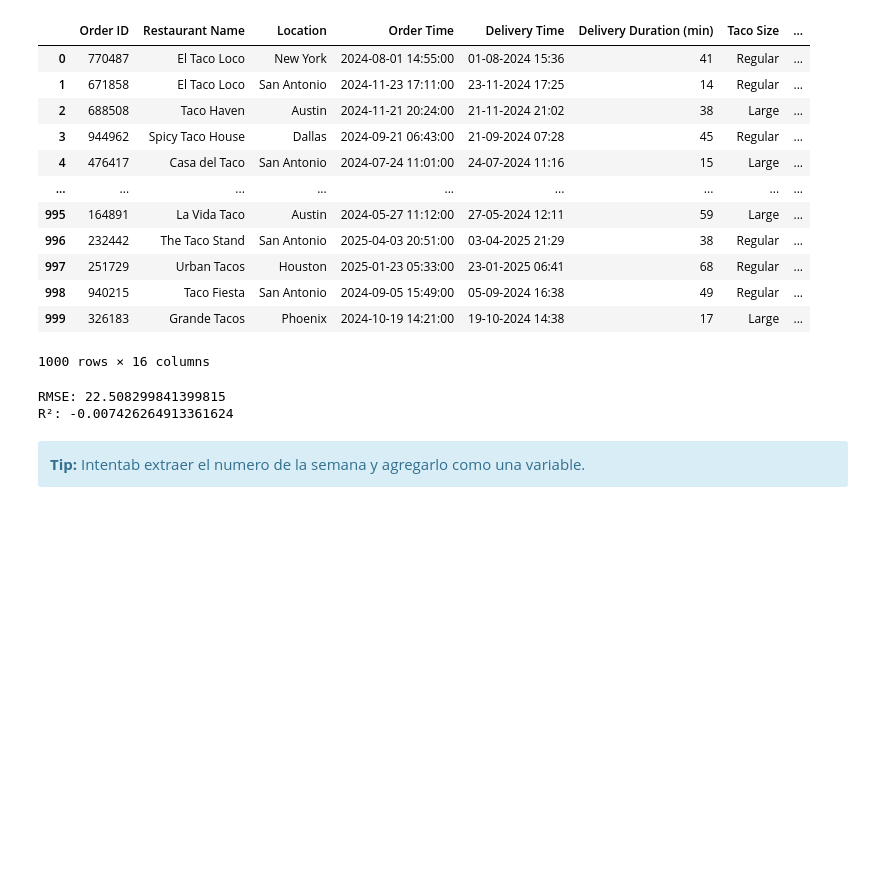
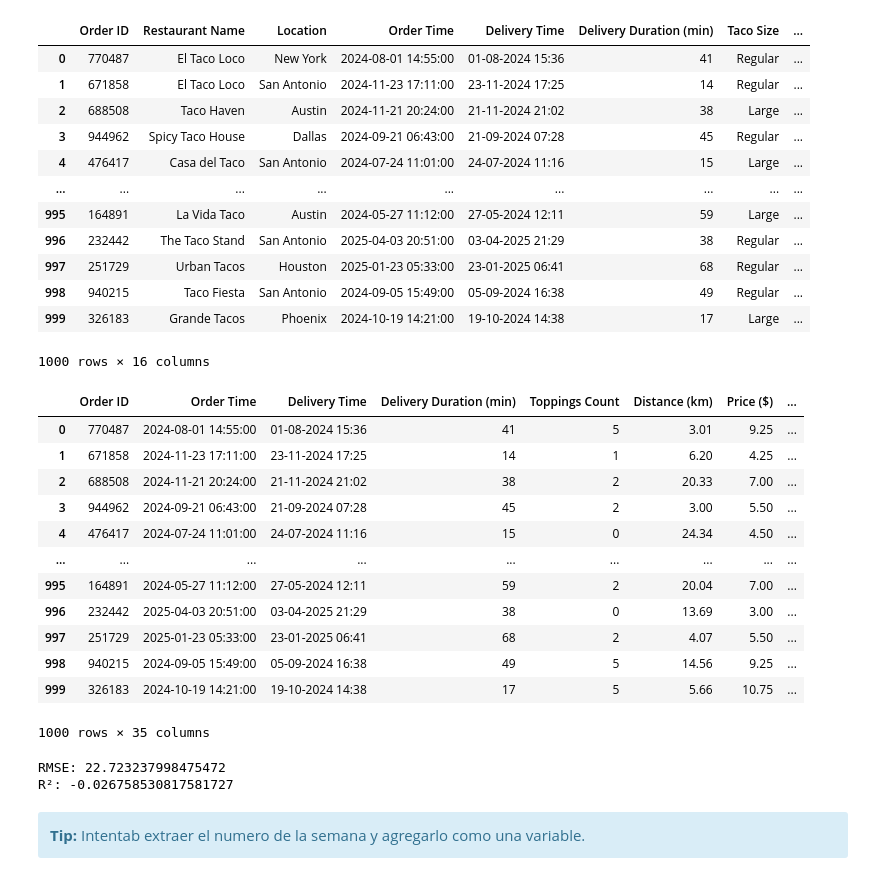
Before and after one commit to buitrekommando/mineriaAIEP_02, a Jupyter notebook: notebooks/prediccionDel TiempoDeEntrega_03.ipynb, the cells around one changed output. Cells and saved outputs as stored; diff of their text form; code cells hidden in the pictures; blank space fills up the shorter version.

```diff
--- a/notebooks/prediccionDel TiempoDeEntrega_03.ipynb
+++ b/notebooks/prediccionDel TiempoDeEntrega_03.ipynb
@@ -60,6 +60,25 @@ df
 | 998 | 940215 | Taco Fiesta | San Antonio | 2024-09-05 15:49:00 | 05-09-2024 16:38 | 49 | Regular | ... |
 | 999 | 326183 | Grande Tacos | Phoenix | 2024-10-19 14:21:00 | 19-10-2024 14:38 | 17 | Large | ... |
 1000 rows × 16 columns
+# %%
+categorical_cols = ['Restaurant Name', 'Taco Size', 'Taco Type', 'Location', 'Weekend Order',]
+df = pd.get_dummies(df, columns=categorical_cols, drop_first=True, dtype=int)
+# %%
+df
+# %% [output]
+|  | Order ID | Order Time | Delivery Time | Delivery Duration (min) | Toppings Count | Distance (km) | Price ($) | ... |
+| 0 | 770487 | 2024-08-01 14:55:00 | 01-08-2024 15:36 | 41 | 5 | 3.01 | 9.25 | ... |
+| 1 | 671858 | 2024-11-23 17:11:00 | 23-11-2024 17:25 | 14 | 1 | 6.20 | 4.25 | ... |
+| 2 | 688508 | 2024-11-21 20:24:00 | 21-11-2024 21:02 | 38 | 2 | 20.33 | 7.00 | ... |
+| 3 | 944962 | 2024-09-21 06:43:00 | 21-09-2024 07:28 | 45 | 2 | 3.00 | 5.50 | ... |
+| 4 | 476417 | 2024-07-24 11:01:00 | 24-07-2024 11:16 | 15 | 0 | 24.34 | 4.50 | ... |
+| ... | ... | ... | ... | ... | ... | ... | ... | ... |
+| 995 | 164891 | 2024-05-27 11:12:00 | 27-05-2024 12:11 | 59 | 2 | 20.04 | 7.00 | ... |
+| 996 | 232442 | 2025-04-03 20:51:00 | 03-04-2025 21:29 | 38 | 0 | 13.69 | 3.00 | ... |
+| 997 | 251729 | 2025-01-23 05:33:00 | 23-01-2025 06:41 | 68 | 2 | 4.07 | 5.50 | ... |
+| 998 | 940215 | 2024-09-05 15:49:00 | 05-09-2024 16:38 | 49 | 5 | 14.56 | 9.25 | ... |
+| 999 | 326183 | 2024-10-19 14:21:00 | 19-10-2024 14:38 | 17 | 5 | 5.66 | 10.75 | ... |
+1000 rows × 35 columns
 # %%
 from sklearn.linear_model import LinearRegression
 from sklearn.model_selection import train_test_split
@@ -88,8 +107,8 @@ import numpy as np
 print("RMSE:", np.sqrt(mean_squared_error(y_test, preds)))
 print("R²:", r2_score(y_test, preds))
 # %% [output]
-RMSE: 22.508299841399815
-R²: -0.007426264913361624
+RMSE: 22.723237998475472
+R²: -0.026758530817581727
 # %% [markdown]
 <div class="alert alert-block alert-info">
 <b>Tip:</b>
```
Also changed, not shown: 1 other file.
